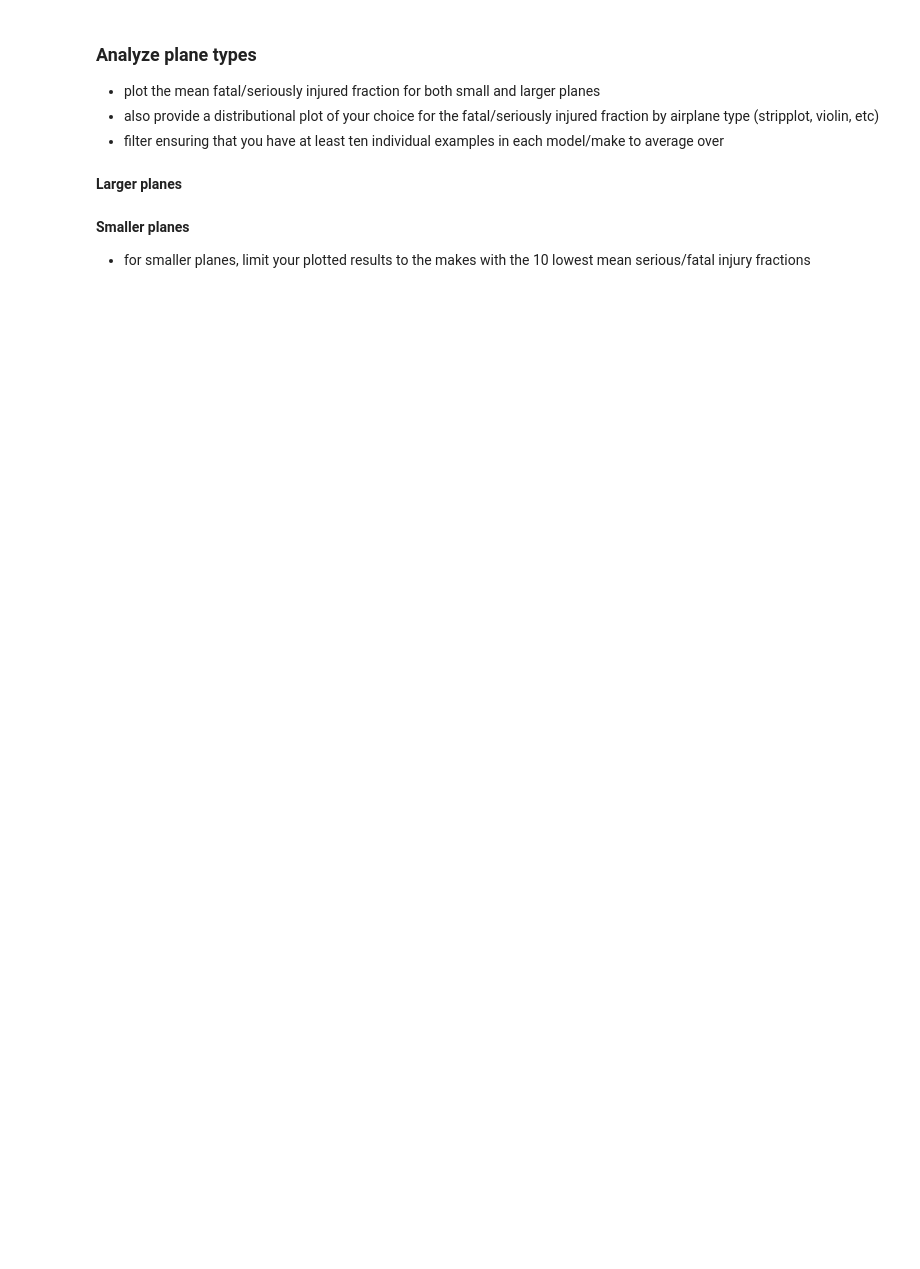
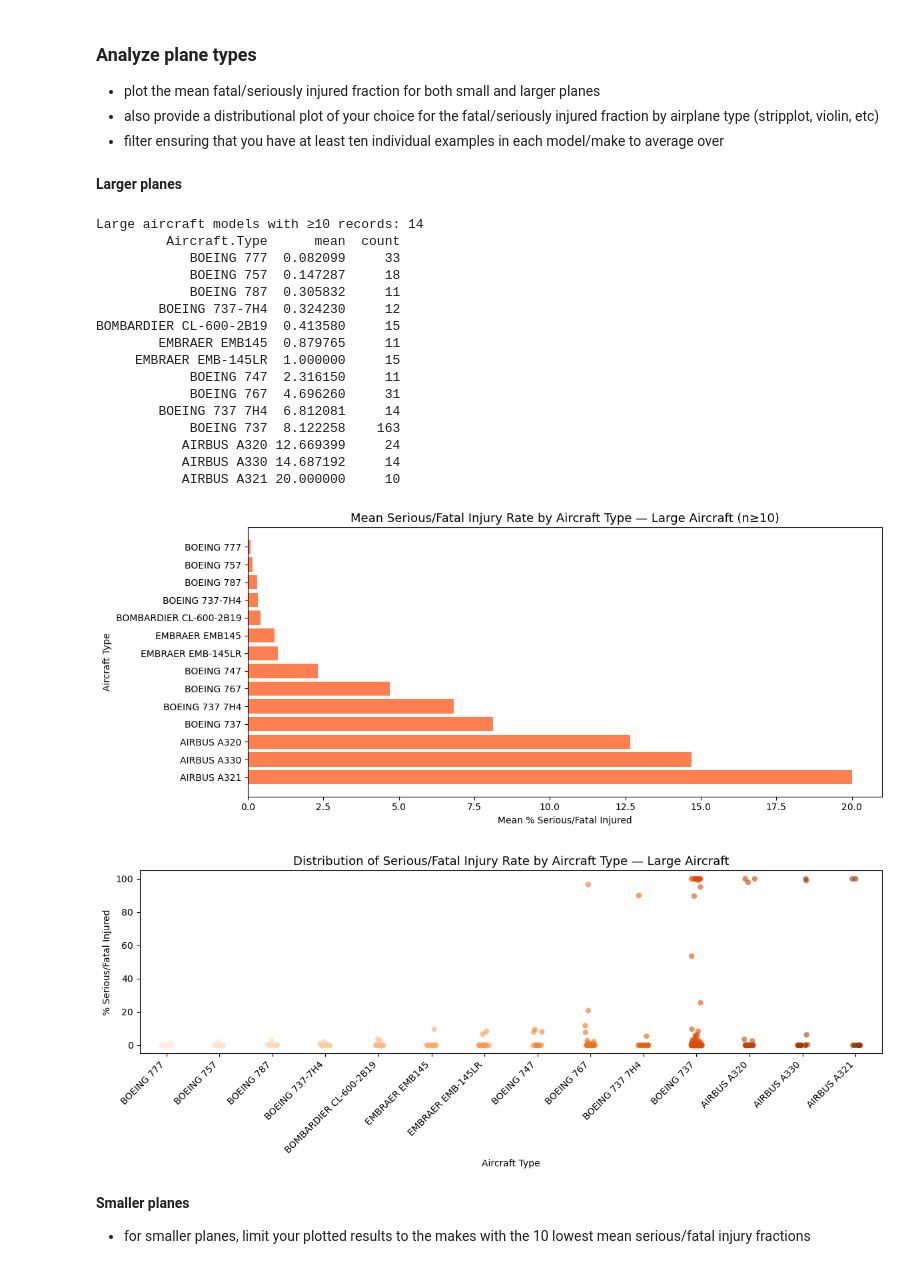
Before and after one commit to Ke-ira/dsc-course0-m8-lab, a Jupyter notebook: Aviation_Accidents_Data_Analysis.ipynb, the cells around one changed output. Saved outputs shown, nothing was run; the diff lists cells and outputs as text; code cells hidden in the pictures; blank space fills up the shorter version.

```diff
--- a/Aviation_Accidents_Data_Analysis.ipynb
+++ b/Aviation_Accidents_Data_Analysis.ipynb
@@ -71,6 +264,61 @@ Sort your results and keep the lowest 15.
 - filter ensuring that you have at least ten individual examples in each model/make to average over
 # %% [markdown]
 **Larger planes**
+# %%
+# Large aircraft — mean injury rate by specific Aircraft.Type (min 10 examples)
+large_model_stats = (
+    large.groupby('Aircraft.Type')['% Serious/Fatal.Injured']
+    .agg(['mean', 'count'])
+    .query('count >= 10')
+    .sort_values('mean')
+    .reset_index()
+)
+
+print(f"Large aircraft models with ≥10 records: {len(large_model_stats)}")
+print(large_model_stats.to_string(index=False))
+
+# Bar chart
+plt.figure(figsize=(12, 5))
+plt.barh(large_model_stats['Aircraft.Type'][::-1], large_model_stats['mean'][::-1], color='coral')
+plt.title('Mean Serious/Fatal Injury Rate by Aircraft Type — Large Aircraft (n≥10)', fontsize=13)
+plt.xlabel('Mean % Serious/Fatal Injured')
+plt.ylabel('Aircraft Type')
+plt.tight_layout()
+plt.savefig('large_model_bar.png', dpi=150, bbox_inches='tight')
+plt.show()
+
+# Distribution plot
+plt.figure(figsize=(12, 5))
+model_order_large = large_model_stats['Aircraft.Type'].tolist()
+large_filtered = large[large['Aircraft.Type'].isin(model_order_large)]
+sns.stripplot(data=large_filtered, x='Aircraft.Type', y='% Serious/Fatal.Injured',
+              order=model_order_large, jitter=True, alpha=0.6, palette='Oranges', size=6)
+plt.title('Distribution of Serious/Fatal Injury Rate by Aircraft Type — Large Aircraft', fontsize=13)
+plt.xticks(rotation=45, ha='right')
+plt.xlabel('Aircraft Type')
+plt.ylabel('% Serious/Fatal Injured')
+plt.tight_layout()
+plt.savefig('large_model_strip.png', dpi=150, bbox_inches='tight')
+plt.show()
+# %% [output]
+Large aircraft models with ≥10 records: 14
+         Aircraft.Type      mean  count
+            BOEING 777  0.082099     33
+            BOEING 757  0.147287     18
+            BOEING 787  0.305832     11
+        BOEING 737-7H4  0.324230     12
+BOMBARDIER CL-600-2B19  0.413580     15
+        EMBRAER EMB145  0.879765     11
+     EMBRAER EMB-145LR  1.000000     15
+            BOEING 747  2.316150     11
+            BOEING 767  4.696260     31
+        BOEING 737 7H4  6.812081     14
+            BOEING 737  8.122258    163
+           AIRBUS A320 12.669399     24
+           AIRBUS A330 14.687192     14
+           AIRBUS A321 20.000000     10
+[figure, added]
+[figure, added]
 # %% [markdown]
 **Smaller planes**
 - for smaller planes, limit your plotted results to the makes with the 10 lowest mean serious/fatal injury fractions
```
Also changed, not shown: parts of 22 cells of this notebook.
